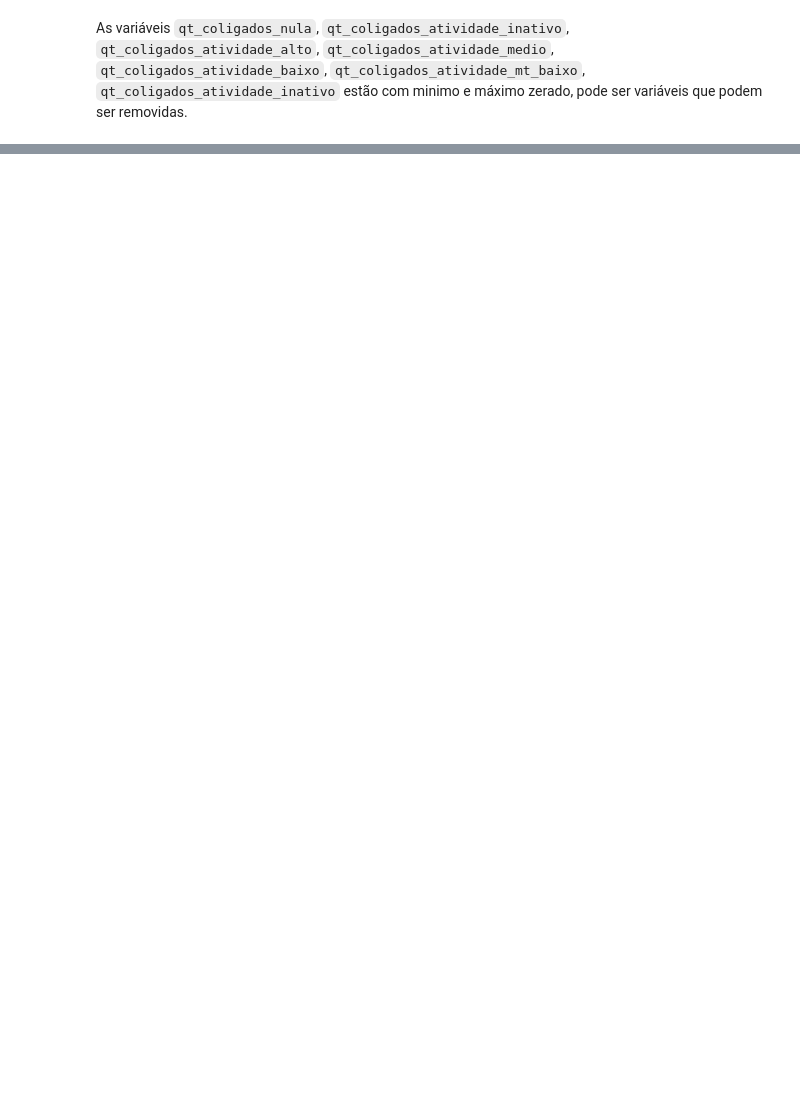
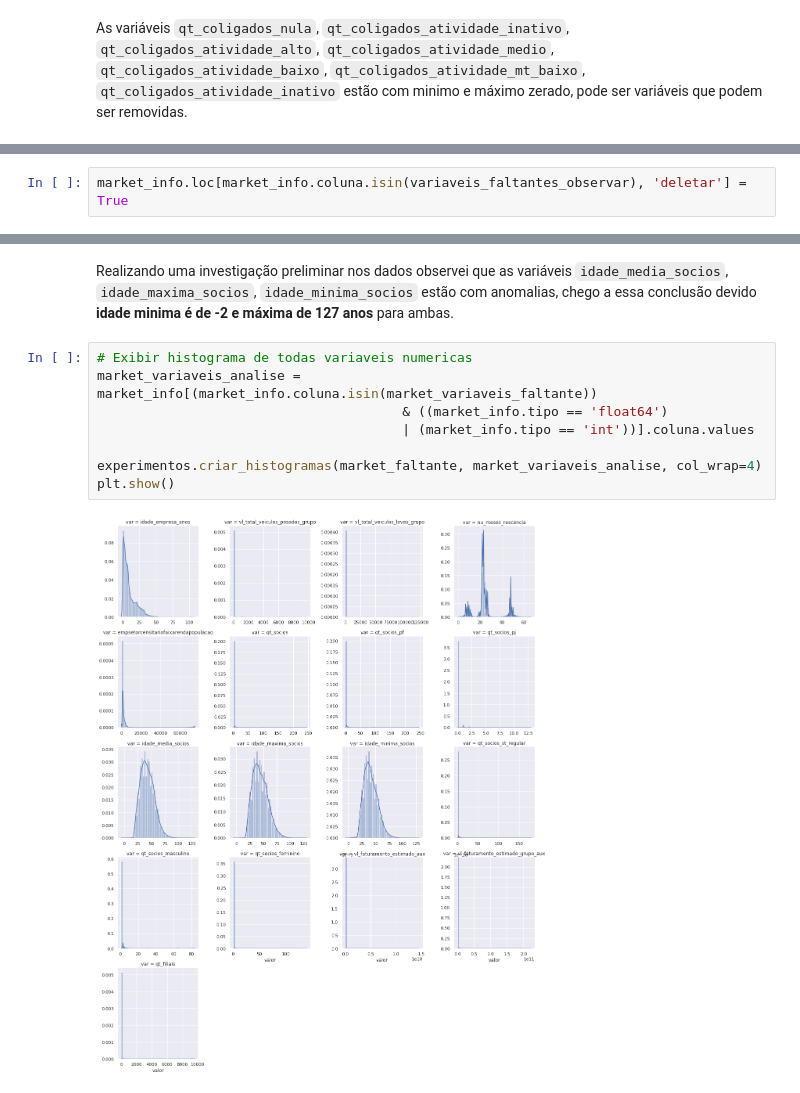
Before and after one commit to johnnessantos/codenation, a Jupyter notebook: projeto-pratico/src/notebooks/analise.ipynb, the cells around one changed output, grey strips where cells are left out. Cells and saved outputs as stored; diff of their text form; blank space fills up the shorter version.

Commit message:
Analise

```diff
--- a/projeto-pratico/src/notebooks/analise.ipynb
+++ b/projeto-pratico/src/notebooks/analise.ipynb
@@ -258 +172,3 @@ for variavel in variaveis_faltantes_observar:
+# %%
+market_info.loc[market_info.coluna.isin(variaveis_faltantes_observar), 'deletar'] = True
 # %% [markdown]
@@ -273,0 +271,12 @@ variaveis_faltantes_observar = ['idade_ate_18', 'idade_de_19_a_23', 'idade_de_24
+# %% [markdown]
+Realizando uma investigação preliminar nos dados observei que as variáveis `idade_media_socios`,  `idade_maxima_socios`,  `idade_minima_socios` estão com anomalias, chego a essa conclusão devido **idade minima é de -2 e máxima de 127 anos** para ambas.
+# %%
+# Exibir histograma de todas variaveis numericas
+market_variaveis_analise = market_info[(market_info.coluna.isin(market_variaveis_faltante))
+                                       & ((market_info.tipo == 'float64')
+                                       | (market_info.tipo == 'int'))].coluna.values
+
+experimentos.criar_histogramas(market_faltante, market_variaveis_analise, col_wrap=4)
+plt.show()
+# %% [output]
+[figure, added]
```
Also changed, not shown: parts of 50 cells of this notebook, 1 other file.
